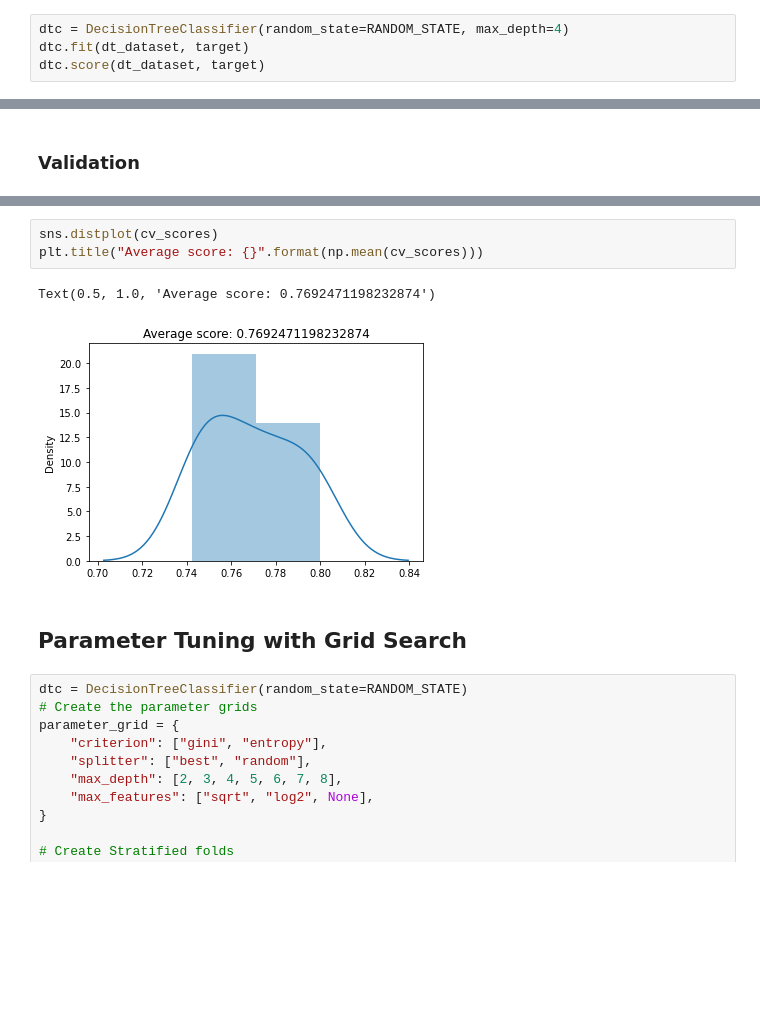
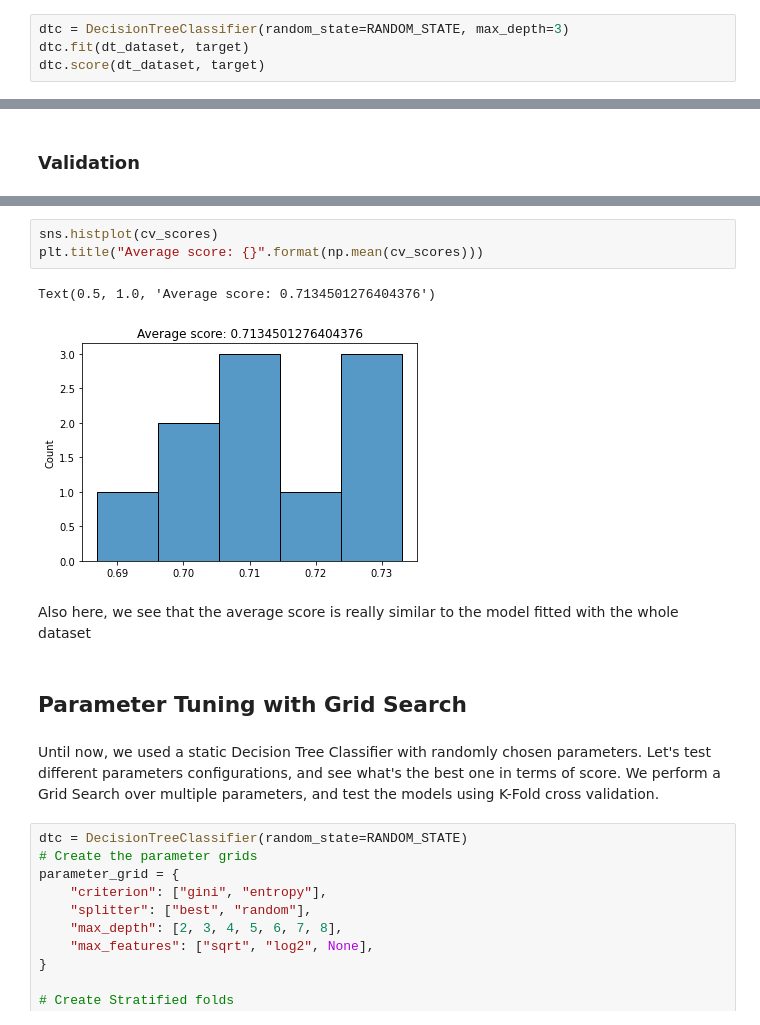
Before and after one commit to Citoci/SpaceshipTitanic, a Jupyter notebook: spaceship_titanic.ipynb, the cells around one changed output, grey strips where cells are left out. Cells and saved outputs as stored; diff of their text form; blank space fills up the shorter version.

```diff
--- a/spaceship_titanic.ipynb
+++ b/spaceship_titanic.ipynb
@@ -473,5 +397,5 @@ dt_dataset
 # %%
-dtc = DecisionTreeClassifier(random_state=RANDOM_STATE, max_depth=4)
+dtc = DecisionTreeClassifier(random_state=RANDOM_STATE, max_depth=3)
 dtc.fit(dt_dataset, target)
 dtc.score(dt_dataset, target)
 # %% [output]
@@ -561,11 +494,15 @@ cv_scores = cross_val_score(
 # %%
-sns.distplot(cv_scores)
+sns.histplot(cv_scores)
 plt.title("Average score: {}".format(np.mean(cv_scores)))
 # %% [output]
-Text(0.5, 1.0, 'Average score: 0.7692471198232874')
+Text(0.5, 1.0, 'Average score: 0.7134501276404376')
-[figure, old version]
+[figure, new version]
+# %% [markdown]
+Also here, we see that the average score is really similar to the model fitted with the whole dataset
 # %% [markdown]
 ## Parameter Tuning with Grid Search
+# %% [markdown]
+Until now, we used a static Decision Tree Classifier with randomly chosen parameters. Let's test different parameters configurations, and see what's the best one in terms of score. We perform a Grid Search over multiple parameters, and test the models using K-Fold cross validation.
 # %%
 dtc = DecisionTreeClassifier(random_state=RANDOM_STATE)
 # Create the parameter grids
```
Also changed, not shown: parts of 85 cells of this notebook.
